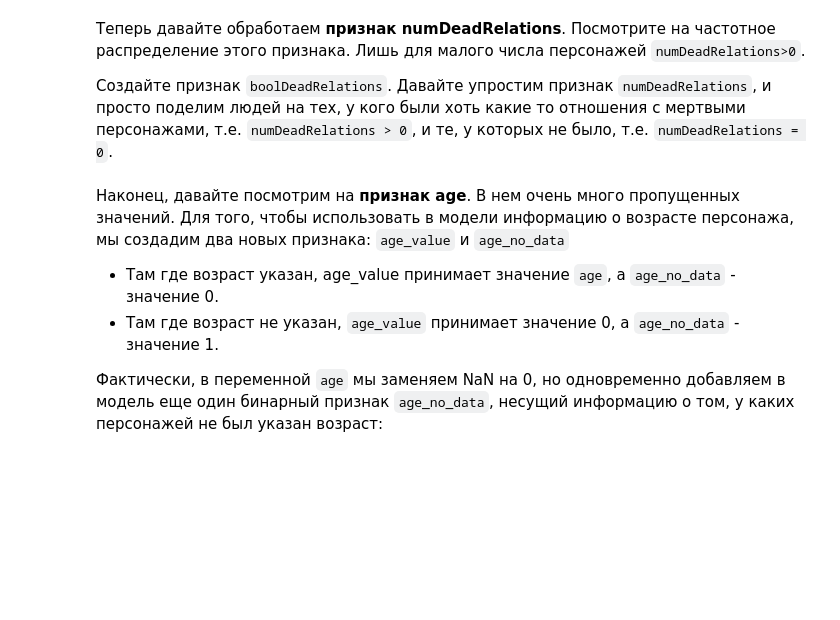
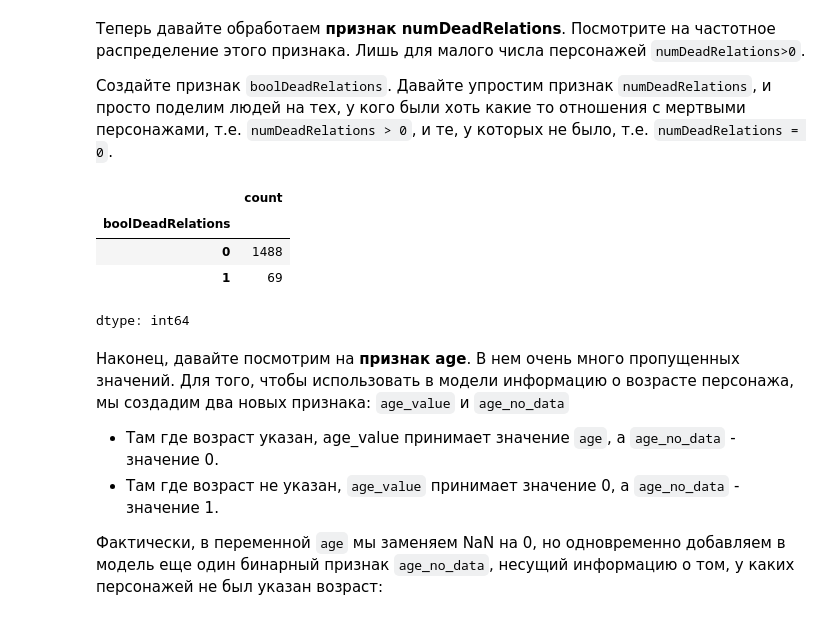
Before and after one commit to BDOlegsey/-, a Jupyter notebook: week_01_ml_intro/Homework/hw_1_game_of_thrones.ipynb, the cells around one changed output. Cells and saved outputs as stored; diff of their text form; code cells hidden in the pictures; blank space fills up the shorter version.

```diff
--- a/week_01_ml_intro/Homework/hw_1_game_of_thrones.ipynb
+++ b/week_01_ml_intro/Homework/hw_1_game_of_thrones.ipynb
@@ -223,6 +232,15 @@ data['popularity'].hist(bins=50)
 Посмотрите на частотное распределение этого признака. Лишь для малого числа персонажей `numDeadRelations>0`.
 
 Создайте признак `boolDeadRelations`. Давайте упростим признак `numDeadRelations`, и просто поделим людей на тех, у кого были хоть какие то отношения с мертвыми персонажами, т.е. `numDeadRelations > 0`, и те, у которых не было, т.е. `numDeadRelations = 0`.
+# %%
+data['boolDeadRelations'] = (data['numDeadRelations'] > 0).astype(int)
+data['boolDeadRelations'].value_counts()
+# %% [output]
+|  | count |
+| boolDeadRelations |  |
+| 0 | 1488 |
+| 1 | 69 |
+dtype: int64
 # %% [markdown]
 Наконец, давайте посмотрим на **признак age**. В нем очень много пропущенных значений. Для того, чтобы использовать в модели информацию о возрасте персонажа, мы создадим два новых признака: `age_value` и `age_no_data`
 
```
Also changed, not shown: parts of 1 cell of this notebook.
